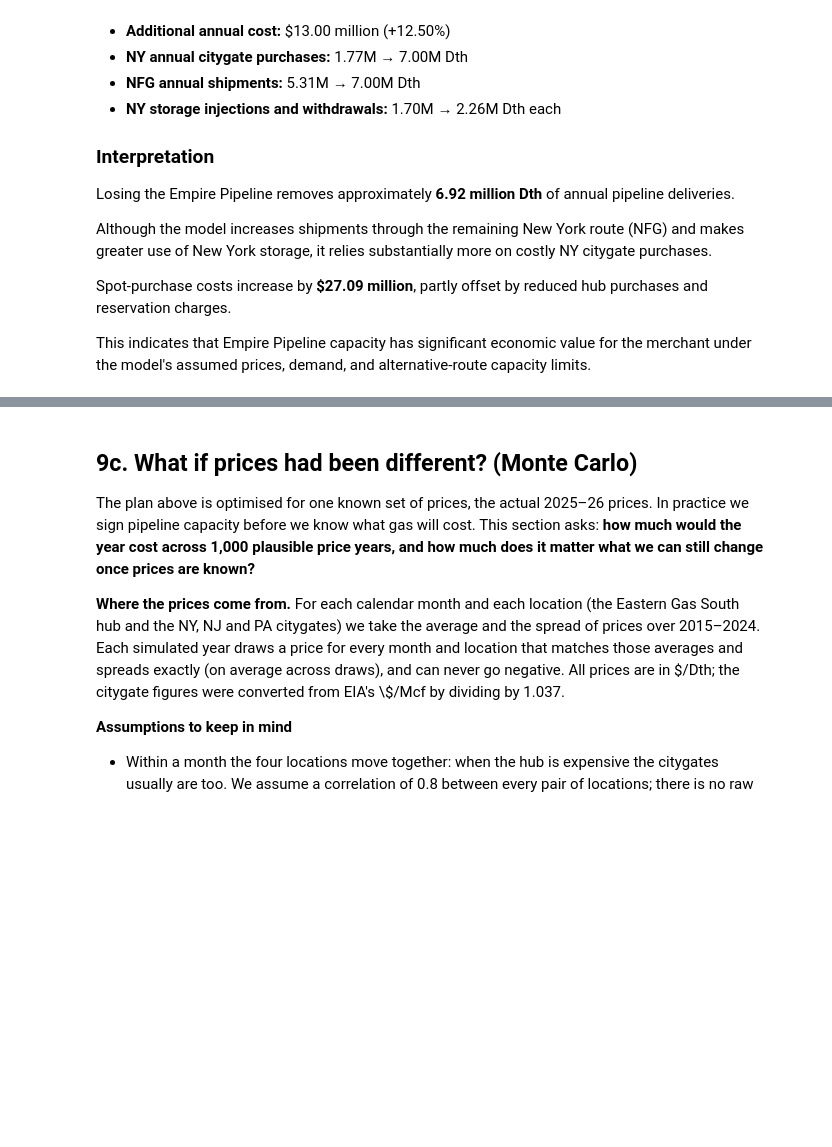
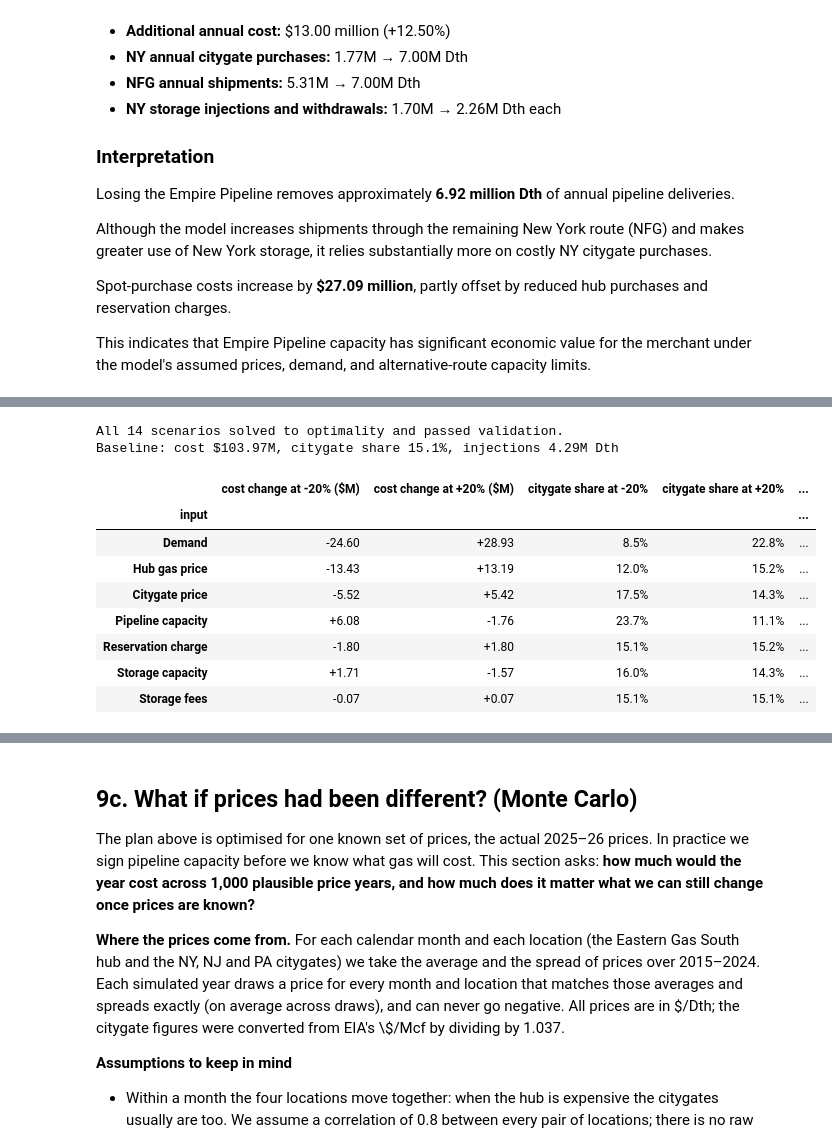
Before and after one commit to robjiakai/MidAtlanticGasMerchant, a Jupyter notebook: run_model.ipynb, the cells around one changed output, grey strips where cells are left out. Saved outputs shown, nothing was run; the diff lists cells and outputs as text; code cells hidden in the pictures; blank space fills up the shorter version.

```diff
--- a/run_model.ipynb
+++ b/run_model.ipynb
@@ -575,0 +594,77 @@ This indicates that Empire Pipeline capacity has significant economic value for
+# %%
+# 9b — One input at a time: scale it by -20% and +20%, keep everything else at baseline, re-solve.
+import copy
+import matplotlib.pyplot as plt
+
+SENS_STEP = 0.20
+SENS_INPUTS = {                      # label -> keys of the data dict that are scaled together
+    "Demand": ["D"],
+    "Hub gas price": ["P"],
+    "Citygate price": ["pi"],
+    "Pipeline capacity": ["kbar"],
+    "Storage capacity": ["Ibar"],
+    "Reservation charge": ["R"],
+    "Storage fees": ["c_in", "c_out"],
+}
+
+def scaled_data(keys, mult):
+    # Pipeline capacity goes through load_data so the full-capacity check still applies.
+    if keys == ["kbar"]:
+        return load_data(capacity_limits={l: mult * data["kbar"][l] for l in L})
+    d = copy.deepcopy(data)
+    for key in keys:
+        d[key] = {i: v * mult for i, v in d[key].items()}
+    return d
+
+def plan_metrics(s, d):
+    return {"annual cost ($)": s["objective"],
+            "storage injections (Dth)": sum(s["qin"].values()),
+            "citygate share of demand": sum(s["u"].values()) / sum(d["D"].values())}
+
+rows = [{"input": "Baseline", "change": "0%", **plan_metrics(sol, data)}]
+for label, keys in SENS_INPUTS.items():
+    for mult in (1 - SENS_STEP, 1 + SENS_STEP):
+        d = scaled_data(keys, mult)
+        s = solve(d, verbose=False)
+        if s["status"] != "OPTIMAL":
+            raise RuntimeError(f"{label} x{mult}: {s['status']}")
+        assert not validate_solution(s, d), f"{label} x{mult}: solution failed validation"
+        rows.append({"input": label, "change": f"{mult - 1:+.0%}", **plan_metrics(s, d)})
+
+sens = pd.DataFrame(rows)
+sens["cost change ($)"] = sens["annual cost ($)"] - sol["objective"]
+sens["cost change (%)"] = sens["cost change ($)"] / sol["objective"]
+sens.to_csv("outputs/09b_sensitivity.csv", index=False)
+print(f"All {len(rows) - 1} scenarios solved to optimality and passed validation.")
+
+# One row per input, ranked by how far the cost swings between -20% and +20%
+down = sens[sens["change"] == f"{-SENS_STEP:+.0%}"].set_index("input")
+up = sens[sens["change"] == f"{SENS_STEP:+.0%}"].set_index("input")
+base_row = sens.iloc[0]
+sens_table = pd.DataFrame({
+    "cost change at -20% ($M)": down["cost change ($)"] / 1e6,
+    "cost change at +20% ($M)": up["cost change ($)"] / 1e6,
+    "citygate share at -20%": down["citygate share of demand"],
+    "citygate share at +20%": up["citygate share of demand"],
+    "injections at -20% (M Dth)": down["storage injections (Dth)"] / 1e6,
+    "injections at +20% (M Dth)": up["storage injections (Dth)"] / 1e6,
+})
+sens_table["swing ($M)"] = (sens_table["cost change at +20% ($M)"] - sens_table["cost change at -20% ($M)"]).abs()
+sens_table = sens_table.sort_values("swing ($M)", ascending=False)
+print(f"Baseline: cost ${base_row['annual cost ($)'] / 1e6:,.2f}M, citygate share {base_row['citygate share of demand']:.1%}, "
+      f"injections {base_row['storage injections (Dth)'] / 1e6:,.2f}M Dth")
+display(sens_table.style.format("{:+,.2f}", subset=[c for c in sens_table.columns if "$M" in c])
+        .format("{:.1%}", subset=[c for c in sens_table.columns if "share" in c])
+        .format("{:,.2f}", subset=[c for c in sens_table.columns if "M Dth" in c]))
+# %% [output]
+All 14 scenarios solved to optimality and passed validation.
+Baseline: cost $103.97M, citygate share 15.1%, injections 4.29M Dth
+|  | cost change at -20% ($M) | cost change at +20% ($M) | citygate share at -20% | citygate share at +20% | ... |
+| input |  |  |  |  | ... |
+| Demand | -24.60 | +28.93 | 8.5% | 22.8% | ... |
+| Hub gas price | -13.43 | +13.19 | 12.0% | 15.2% | ... |
+| Citygate price | -5.52 | +5.42 | 17.5% | 14.3% | ... |
+| Pipeline capacity | +6.08 | -1.76 | 23.7% | 11.1% | ... |
+| Reservation charge | -1.80 | +1.80 | 15.1% | 15.2% | ... |
+| Storage capacity | +1.71 | -1.57 | 16.0% | 14.3% | ... |
+| Storage fees | -0.07 | +0.07 | 15.1% | 15.1% | ... |
```
Also changed, not shown: parts of 6 cells of this notebook.
